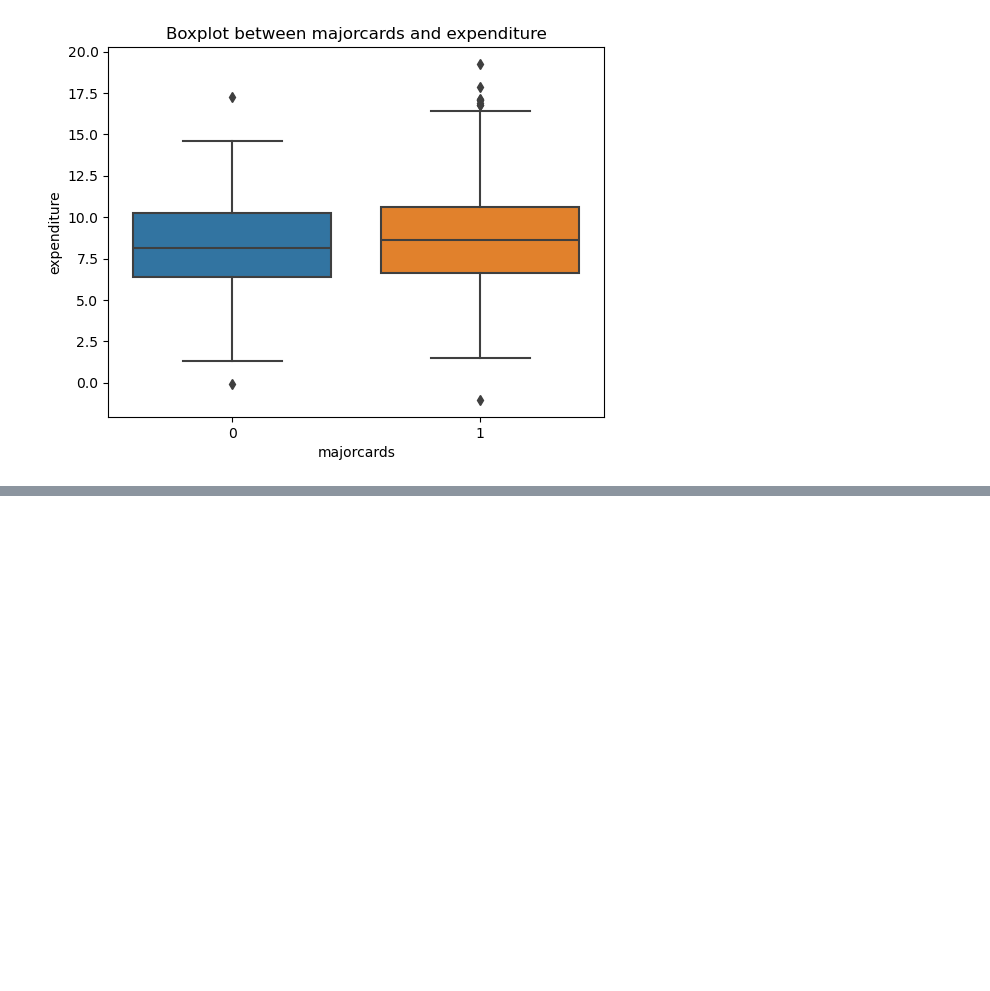
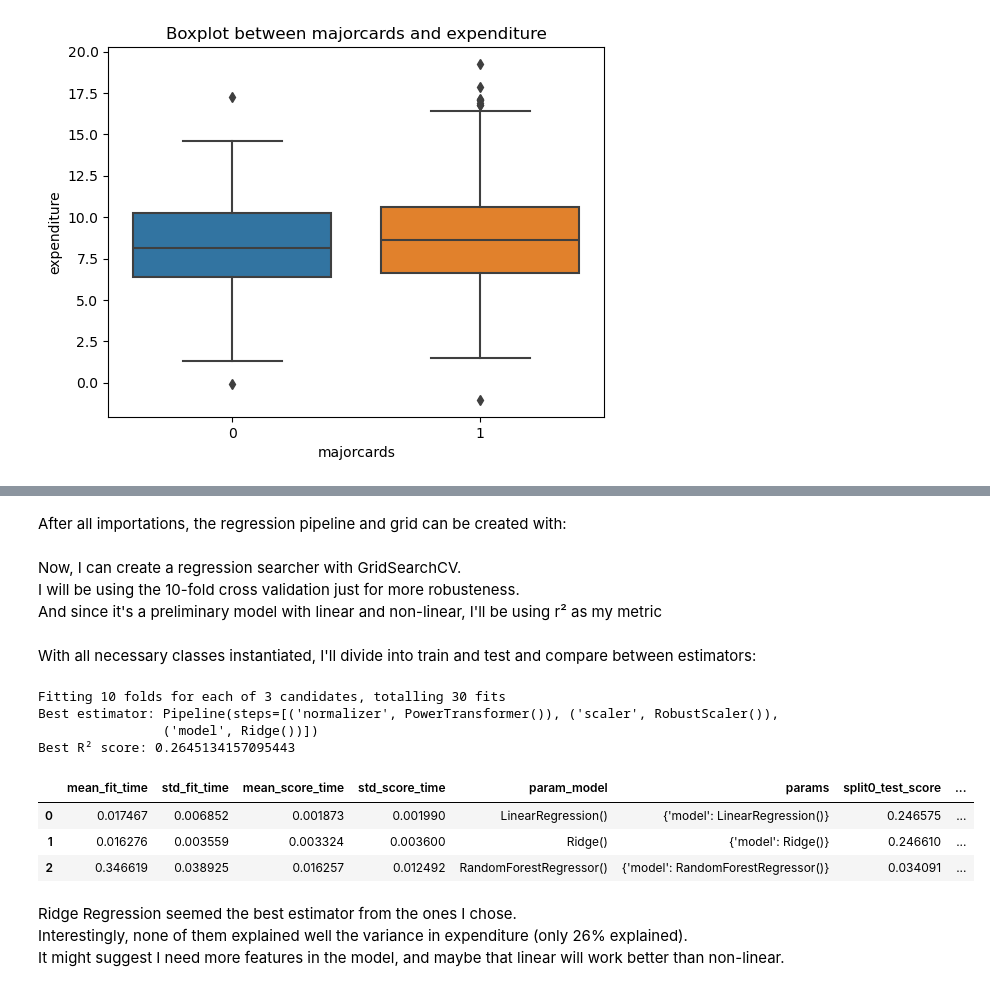
Before and after one commit to viniciussuares/CreditAnalysis, a Jupyter notebook: CreditAnalysis/notebook/CreditAnalysisClassification.ipynb, the cells around one changed output, grey strips where cells are left out. Saved outputs shown, nothing was run; the diff lists cells and outputs as text; code cells hidden in the pictures; blank space fills up the shorter version.

Commit message:
Testing Preliminary Regression Models

```diff
--- a/CreditAnalysis/notebook/CreditAnalysisClassification.ipynb
+++ b/CreditAnalysis/notebook/CreditAnalysisClassification.ipynb
@@ -502,3 +501,8 @@ After these initial analysis to understand how to predict expenditure, I decided
 - dependents
 
 Although it may sound simple, I'm willing to start with a simpler model and, if needed, do more feature engineering to enhance it.
+# %%
+# Dividing into X and y
+rows_with_expenditure = df['expenditure'] > 0
+X = df.loc[rows_with_expenditure, ['income', 'reports', 'dependents']]
+y = df.loc[rows_with_expenditure]
@@ -504,0 +527,48 @@ Although it may sound simple, I'm willing to start with a simpler model and, if
+# %% [markdown]
+After all importations, the regression pipeline and grid can be created with:
+# %%
+# Create a regression pipeline
+regression_pipeline = Pipeline(
+    steps=[
+        ('normalizer', PowerTransformer()),
+        ('scaler', RobustScaler()),
+        ('model', LinearRegression()) #placeholder
+    ]
+)
+
+# Creating a grid of regression models
+regression_grid = [
+    {'model': [LinearRegression()]},
+    {'model': [Ridge()]},
+    {'model': [RandomForestRegressor()]}
+]
+# %% [markdown]
+Now, I can create a regression searcher with GridSearchCV.
+I will be using the 10-fold cross validation just for more robusteness.
+And since it's a preliminary model with linear and non-linear, I'll be using r² as my metric
+# %%
+# Creating Regression Searcher
+reg_searcher = GridSearchCV(regression_pipeline, regression_grid, verbose=1, cv=10, scoring='r2')
+# %% [markdown]
+With all necessary classes instantiated, I'll divide into train and test and compare between estimators:
+# %%
+# Dividing into training and testing
+X_train, X_test, y_train, y_test = train_test_split(X, y, test_size=.2, random_state=21)
+
+reg_searcher.fit(X_train, y_train)
+print(f"Best estimator: {reg_searcher.best_estimator_}")
+print(f"Best R² score: {reg_searcher.best_score_}")
+pd.DataFrame(reg_searcher.cv_results_)
+# %% [output]
+Fitting 10 folds for each of 3 candidates, totalling 30 fits
+Best estimator: Pipeline(steps=[('normalizer', PowerTransformer()), ('scaler', RobustScaler()),
+                ('model', Ridge())])
+Best R² score: 0.2645134157095443
+|  | mean_fit_time | std_fit_time | mean_score_time | std_score_time | param_model | params | split0_test_score | ... |
+| 0 | 0.017467 | 0.006852 | 0.001873 | 0.001990 | LinearRegression() | {'model': LinearRegression()} | 0.246575 | ... |
+| 1 | 0.016276 | 0.003559 | 0.003324 | 0.003600 | Ridge() | {'model': Ridge()} | 0.246610 | ... |
+| 2 | 0.346619 | 0.038925 | 0.016257 | 0.012492 | RandomForestRegressor() | {'model': RandomForestRegressor()} | 0.034091 | ... |
+# %% [markdown]
+Ridge Regression seemed the best estimator from the ones I chose.
+Interestingly, none of them explained well the variance in expenditure (only 26% explained).
+It might suggest I need more features in the model, and maybe that linear will work better than non-linear.
```
Also changed, not shown: parts of 5 cells of this notebook.
